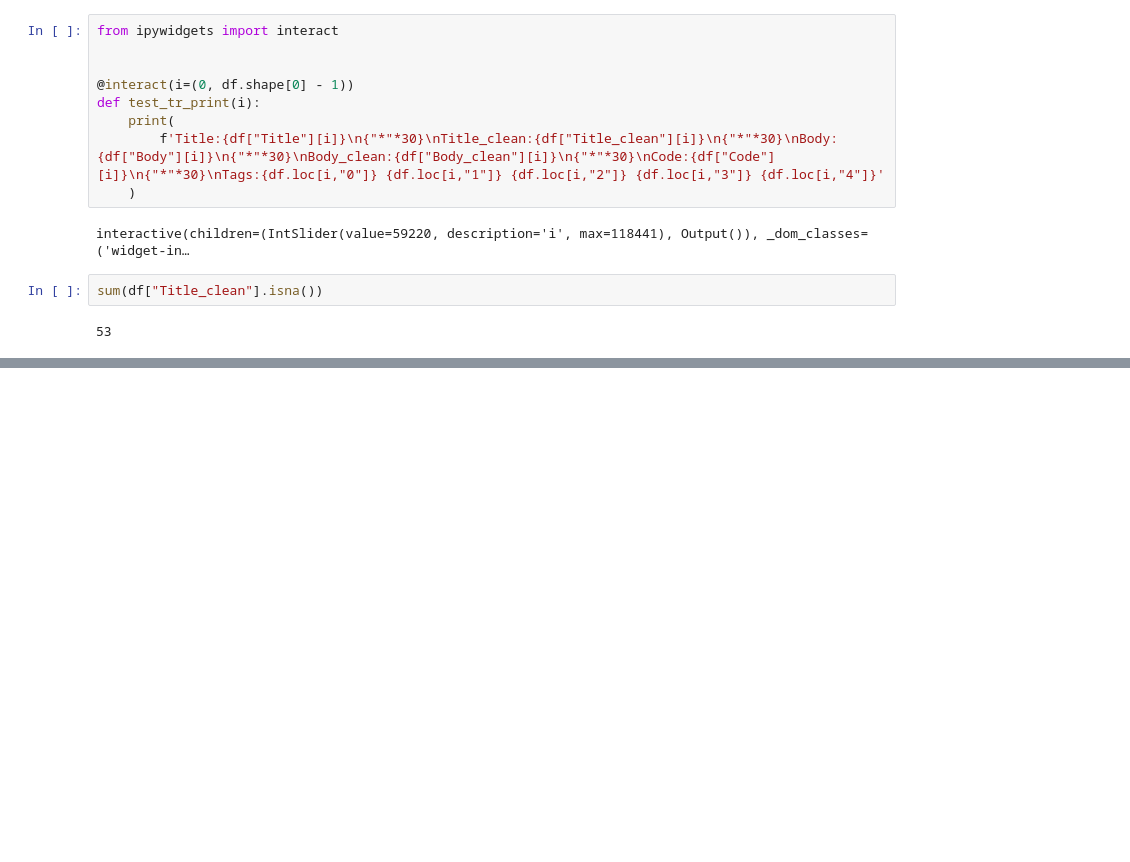
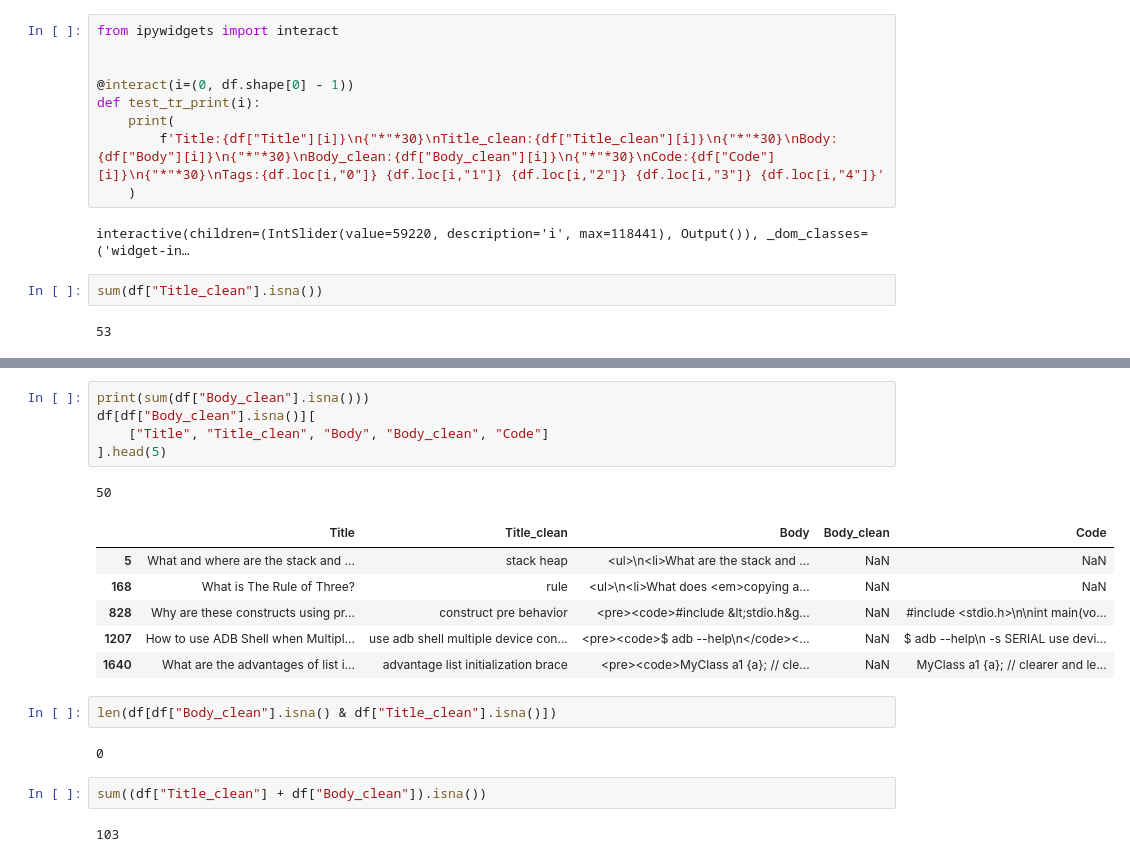
Before and after one commit to DomWch/OpenClassRooms-NLP-P5, a Jupyter notebook: p5-nlp-tfidf-onevsrest.ipynb, the cells around one changed output, grey strips where cells are left out. Saved outputs shown, nothing was run; the diff lists cells and outputs as text; blank space fills up the shorter version.

```diff
--- a/p5-nlp-tfidf-onevsrest.ipynb
+++ b/p5-nlp-tfidf-onevsrest.ipynb
@@ -393,0 +101,21 @@ https://en.wikipedia.org/wiki/Latent_Dirichlet_allocation
+# %%
+print(sum(df["Body_clean"].isna()))
+df[df["Body_clean"].isna()][
+    ["Title", "Title_clean", "Body", "Body_clean", "Code"]
+].head(5)
+# %% [output]
+50
+|  | Title | Title_clean | Body | Body_clean | Code |
+| 5 | What and where are the stack and ... | stack heap | <ul>\n<li>What are the stack and ... | NaN | NaN |
+| 168 | What is The Rule of Three? | rule | <ul>\n<li>What does <em>copying a... | NaN | NaN |
+| 828 | Why are these constructs using pr... | construct pre behavior | <pre><code>#include &lt;stdio.h&g... | NaN | #include <stdio.h>\n\nint main(vo... |
+| 1207 | How to use ADB Shell when Multipl... | use adb shell multiple device con... | <pre><code>$ adb --help\n</code><... | NaN | $ adb --help\n -s SERIAL use devi... |
+| 1640 | What are the advantages of list i... | advantage list initialization brace | <pre><code>MyClass a1 {a}; // cle... | NaN | MyClass a1 {a}; // clearer and le... |
+# %%
+len(df[df["Body_clean"].isna() & df["Title_clean"].isna()])
+# %% [output]
+0
+# %%
+sum((df["Title_clean"] + df["Body_clean"]).isna())
+# %% [output]
+103
```
Also changed, not shown: parts of 61 cells of this notebook.
